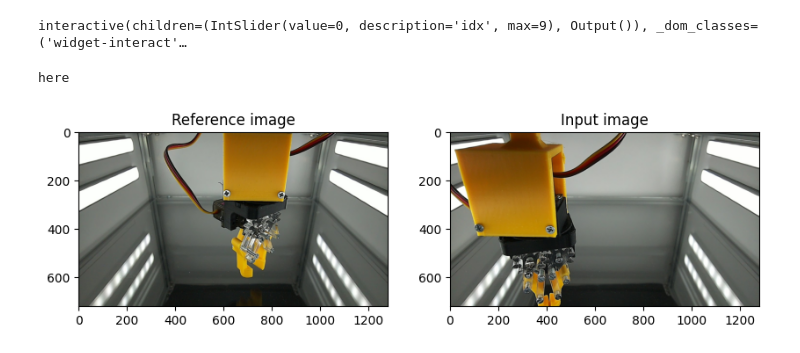
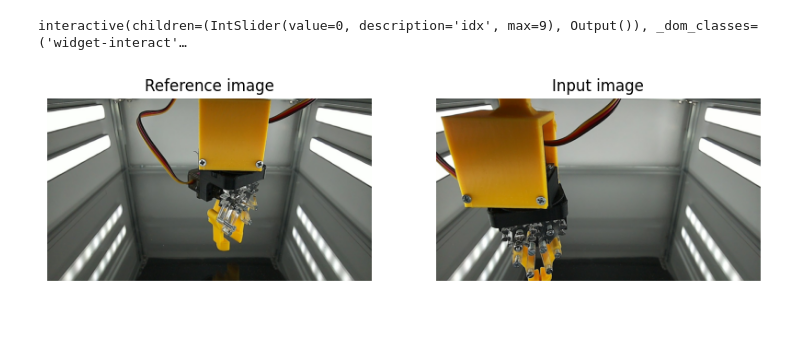
Before and after one commit to GiacomoBillo/cloudgripper-visual-autoencoder, a Jupyter notebook: visual_autoencoder/data.ipynb, the cells around one changed output. Cells and saved outputs as stored; diff of their text form; code cells hidden in the pictures; blank space fills up the shorter version.

```diff
--- a/visual_autoencoder/data.ipynb
+++ b/visual_autoencoder/data.ipynb
@@ -283,8 +307,10 @@ import os
 # %%
 from gripper_data_ref import GripperDatasetReference
+import os
+
 NUM_REFERENCES = 10
 ref_dataset = GripperDatasetReference(
-    abs_path = os.getenv("DATASET_PATH_BIG"),
+    abs_path = os.getenv("BIG_DATASET_PATH"),
     transform=None,
     images_to_load=["Images"],
 )
@@ -326,35 +352,28 @@ interactive(children=(IntSlider(value=0, description='idx', max=9), Output()), _
 # %%
 import matplotlib.pyplot as plt
 from ipywidgets import interact
 from IPython.display import display, clear_output
 import numpy as np
 
 # first image as placeholder
 placeholder_sample = ref_dataset[0]
 
 def show_reference_image(idx):
     clear_output(wait=True)
     try:
         img, label, ref_img, ref_label = ref_dataset[idx]
-        raise Exception("For testing fallback")
     except:
         # fallback if dataset not available
-        print("here")
         img, label, ref_img, ref_label = placeholder_sample
 
     fig, axs = plt.subplots(1, 2, figsize=(10, 5))
     axs[0].imshow(ref_img.permute(1,2,0))
     axs[0].set_title("Reference image")
     axs[1].imshow(img.permute(1,2,0))
     axs[1].set_title("Input image")
+    axs[0].axis('off')
+    axs[1].axis('off')
     plt.show()
-
-try:
-    raise Exception("For testing fallback")
-    interact(show_reference_image, idx=(0, len(ref_dataset)-1))  # small range
-except:
-    print("here 2")
-    show_reference_image(0)
+show_reference_image(0)
 # %% [output]
-here
-[figure, old version]
+[figure, new version]
```
Also changed, not shown: parts of 7 cells of this notebook, 8 other files.
